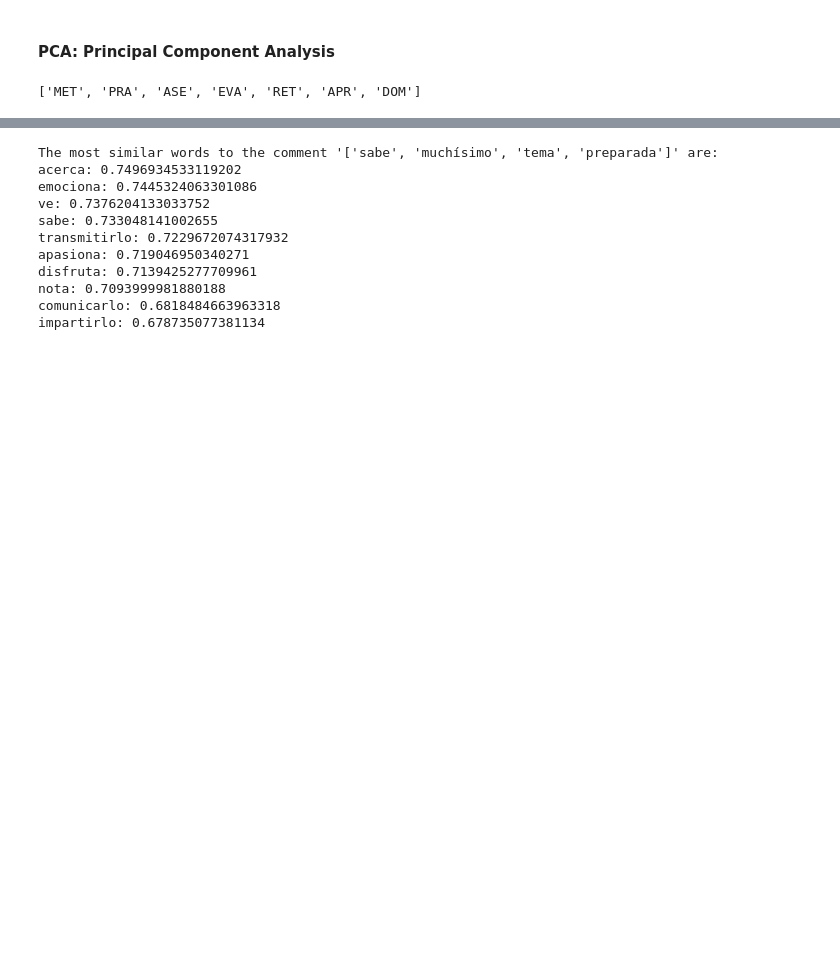
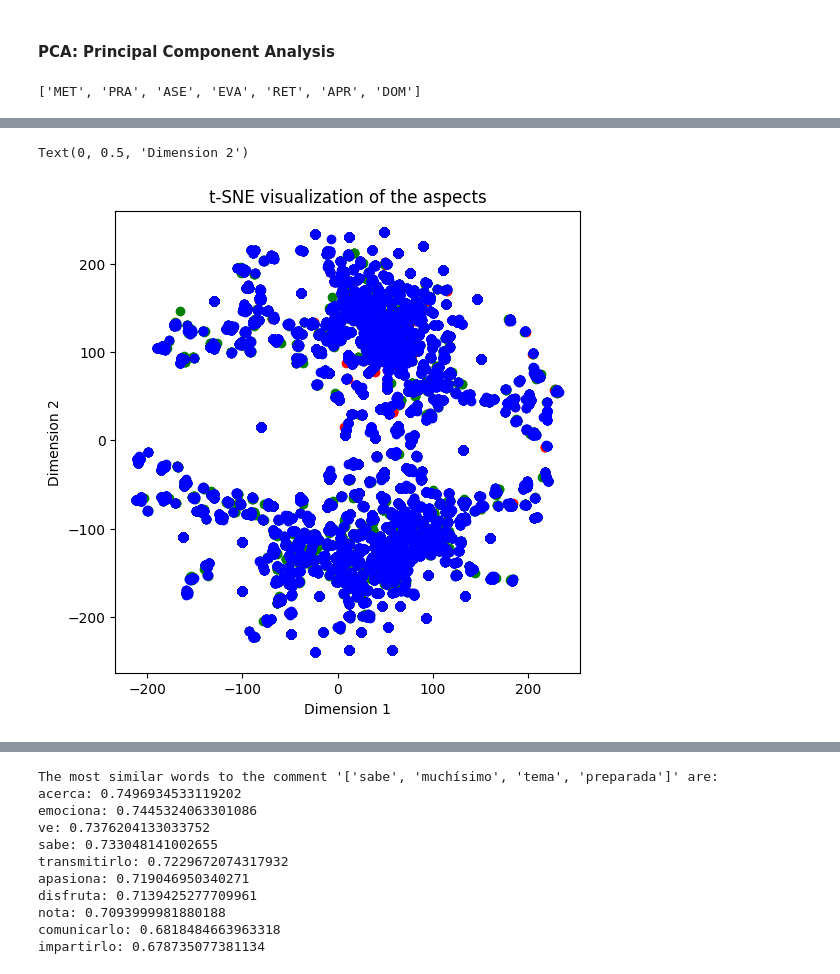
Before and after one commit to Ein-Bebop/ThesisProject, a Jupyter notebook: Thesis_Project_2024.ipynb, the cells around one changed output, grey strips where cells are left out. Saved outputs shown, nothing was run; the diff lists cells and outputs as text; code cells hidden in the pictures; blank space fills up the shorter version.

```diff
--- a/Thesis_Project_2024.ipynb
+++ b/Thesis_Project_2024.ipynb
@@ -1015,0 +1057,18 @@ two_d_graph(pca_embeddings, 'Reduced vocab set for exact questions in the SET')
+# %%
+X = df_ecoas[aspects]
+y = df_ecoas['Tipo Comentario']
+
+tsne = TSNE(n_components=2, random_state=0)
+X_2d = tsne.fit_transform(X)
+
+# Create the scatter plot
+fig = plt.figure(figsize=(6, 6))
+plt.scatter(X_2d[y==0, 0], X_2d[y==0, 1], c='r', label='Negative')
+plt.scatter(X_2d[y==1, 0], X_2d[y==1, 1], c='g', label='Positive')
+plt.scatter(X_2d[y==2, 0], X_2d[y==2, 1], c='b', label='Mixed')
+plt.title('t-SNE visualization of the aspects')
+plt.xlabel('Dimension 1')
+plt.ylabel('Dimension 2')
+# %% [output]
+Text(0, 0.5, 'Dimension 2')
+[figure, added]
```
Also changed, not shown: parts of 35 cells of this notebook, 2 other files.
